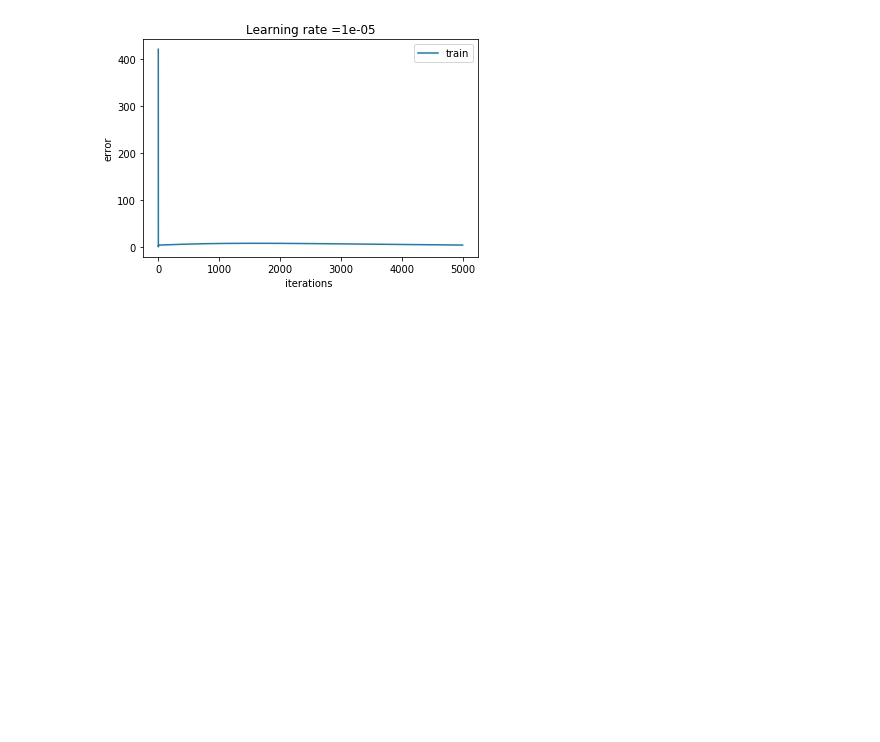
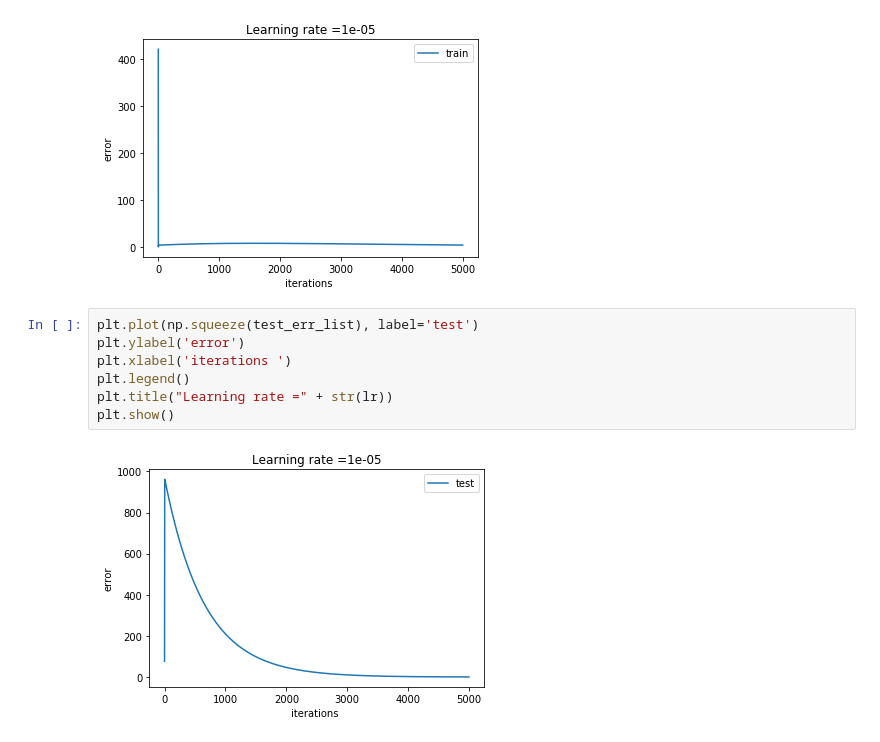
Before and after one commit to YoungsooNa/ML, a Jupyter notebook: Assignment_04/Assignment04.ipynb, the cells around one changed output. Drawn from its saved outputs; the diff is of its cells as text; blank space fills up the shorter version.

Commit message:
Plotting the testing error

```diff
--- a/Assignment_04/Assignment04.ipynb
+++ b/Assignment_04/Assignment04.ipynb
@@ -126,3 +126,12 @@ plt.title("Learning rate =" + str(lr))
 plt.show()
 # %% [output]
 [figure]
+# %%
+plt.plot(np.squeeze(test_err_list), label='test')
+plt.ylabel('error')
+plt.xlabel('iterations ')
+plt.legend()
+plt.title("Learning rate =" + str(lr))
+plt.show()
+# %% [output]
+[figure, added]
```
